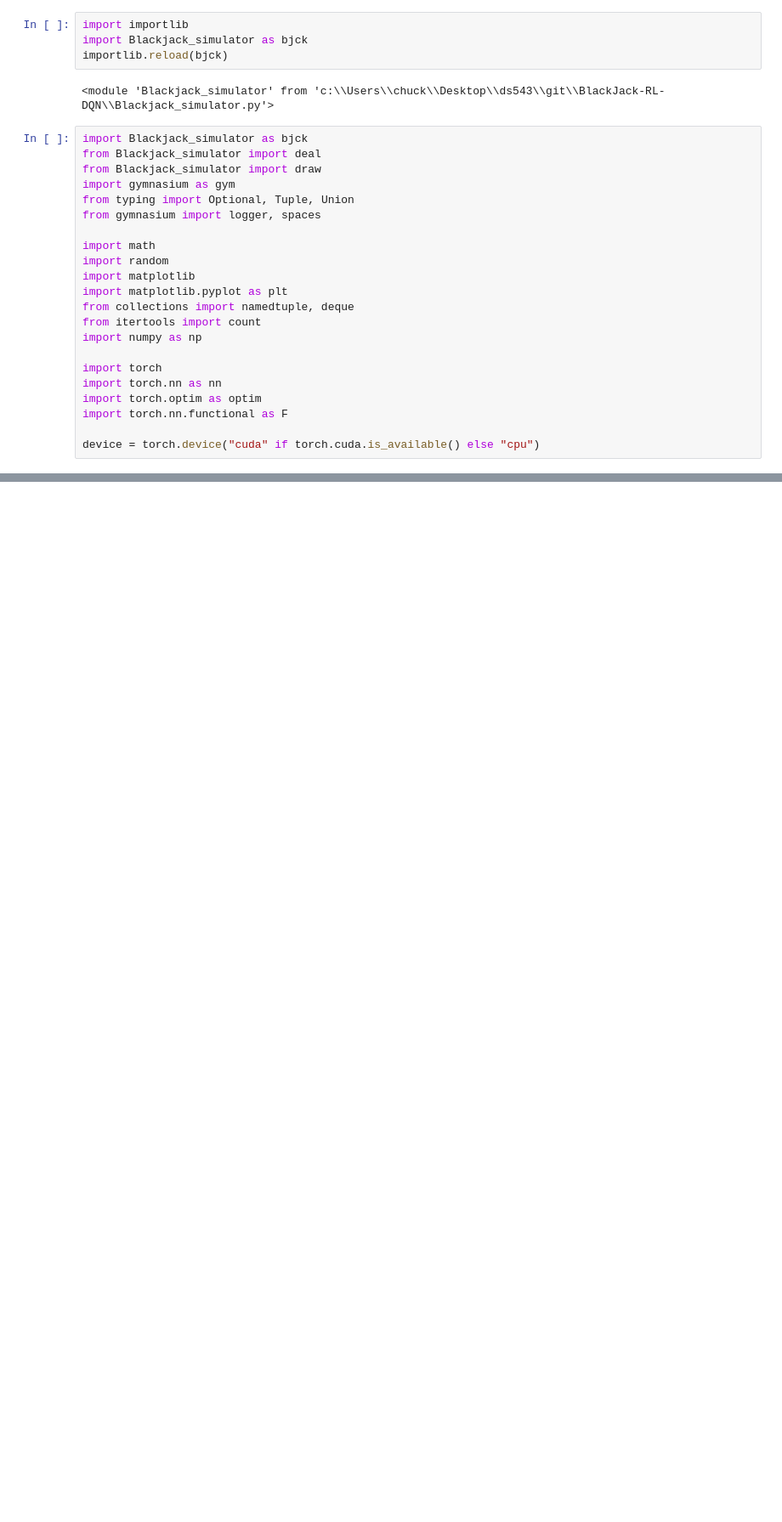
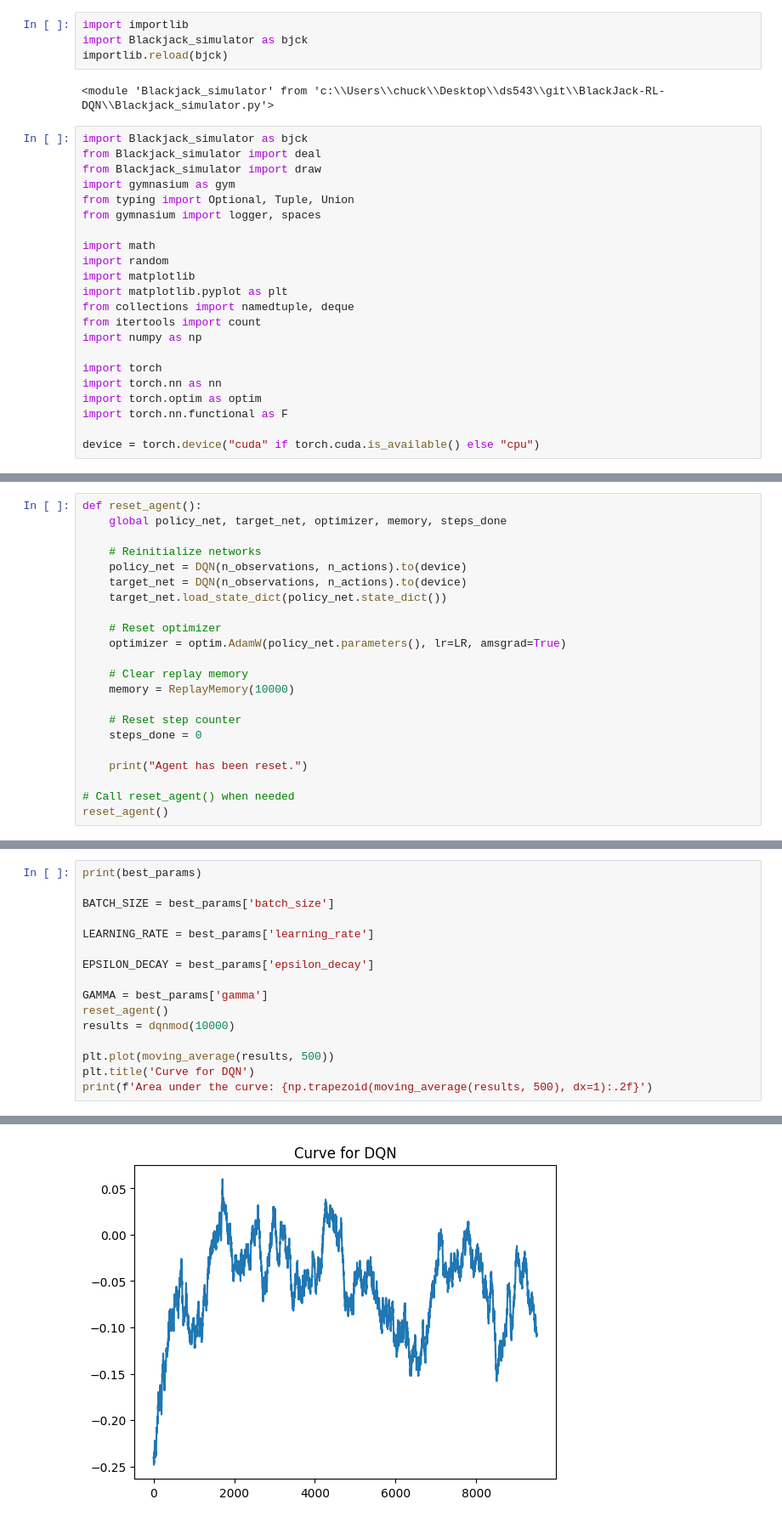
Before and after one commit to SachielC/BlackJack-RL-DQN, a Jupyter notebook: RL_BLJK.ipynb, the cells around one changed output, grey strips where cells are left out. Shown at 85% size. Drawn from its saved outputs; the diff is of its cells as text; blank space fills up the shorter version.

```diff
--- a/RL_BLJK.ipynb
+++ b/RL_BLJK.ipynb
@@ -442,0 +341,22 @@ Model and replay memory reset.
+# %%
+def reset_agent():
+    global policy_net, target_net, optimizer, memory, steps_done
+
+    # Reinitialize networks
+    policy_net = DQN(n_observations, n_actions).to(device)
+    target_net = DQN(n_observations, n_actions).to(device)
+    target_net.load_state_dict(policy_net.state_dict())
+
+    # Reset optimizer
+    optimizer = optim.AdamW(policy_net.parameters(), lr=LR, amsgrad=True)
+
+    # Clear replay memory
+    memory = ReplayMemory(10000)
+
+    # Reset step counter
+    steps_done = 0
+
+    print("Agent has been reset.")
+
+# Call reset_agent() when needed
+reset_agent()
@@ -442,0 +638,17 @@ Model and replay memory reset.
+# %%
+print(best_params)
+
+BATCH_SIZE = best_params['batch_size']
+
+LEARNING_RATE = best_params['learning_rate']
+
+EPSILON_DECAY = best_params['epsilon_decay']
+
+GAMMA = best_params['gamma']
+reset_agent()
+results = dqnmod(10000)
+
+plt.plot(moving_average(results, 500))
+plt.title('Curve for DQN')
+print(f'Area under the curve: {np.trapezoid(moving_average(results, 500), dx=1):.2f}')
+# %% [output]
@@ -442,0 +668 @@ Model and replay memory reset.
+[figure, added]
```
Also changed, not shown: parts of 42 cells of this notebook.
